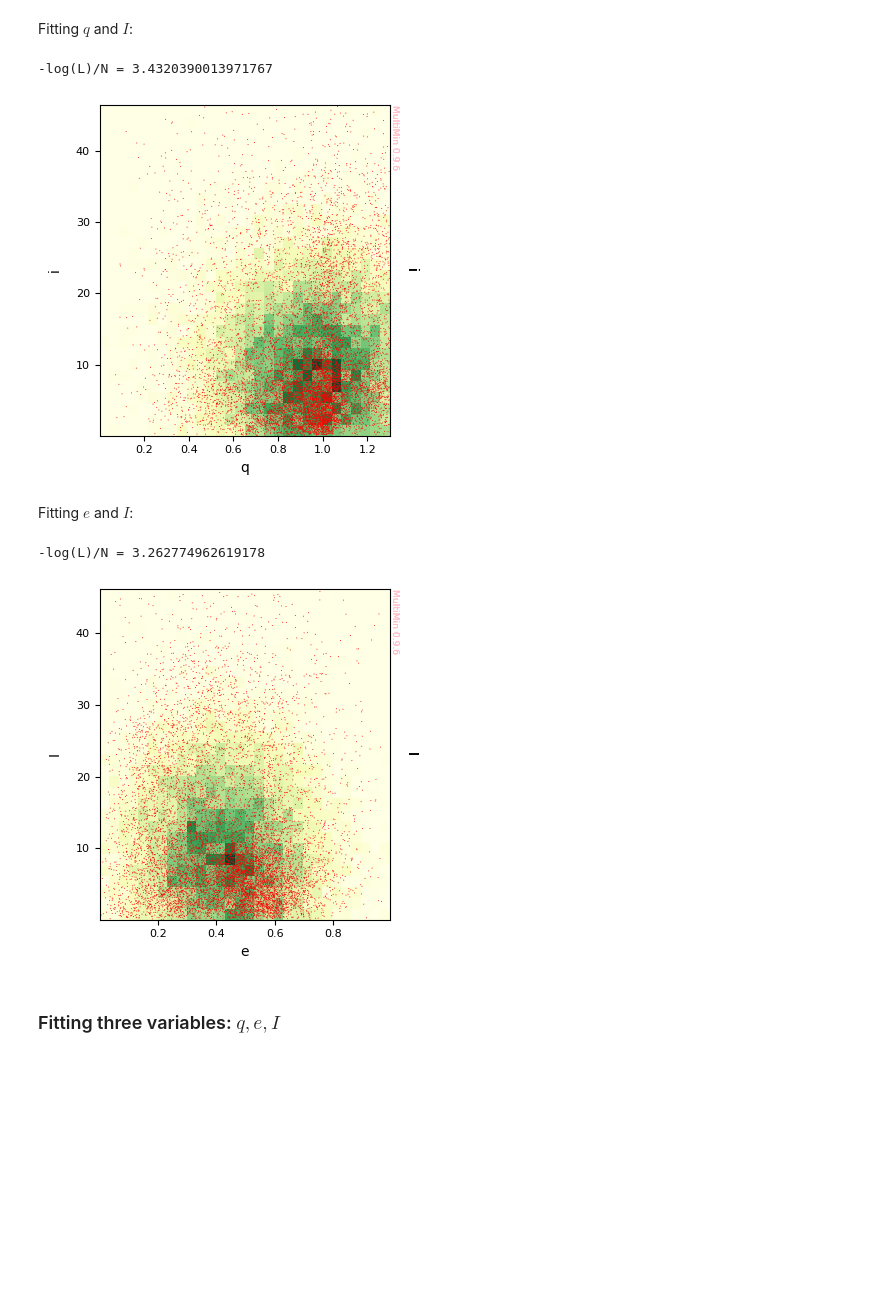
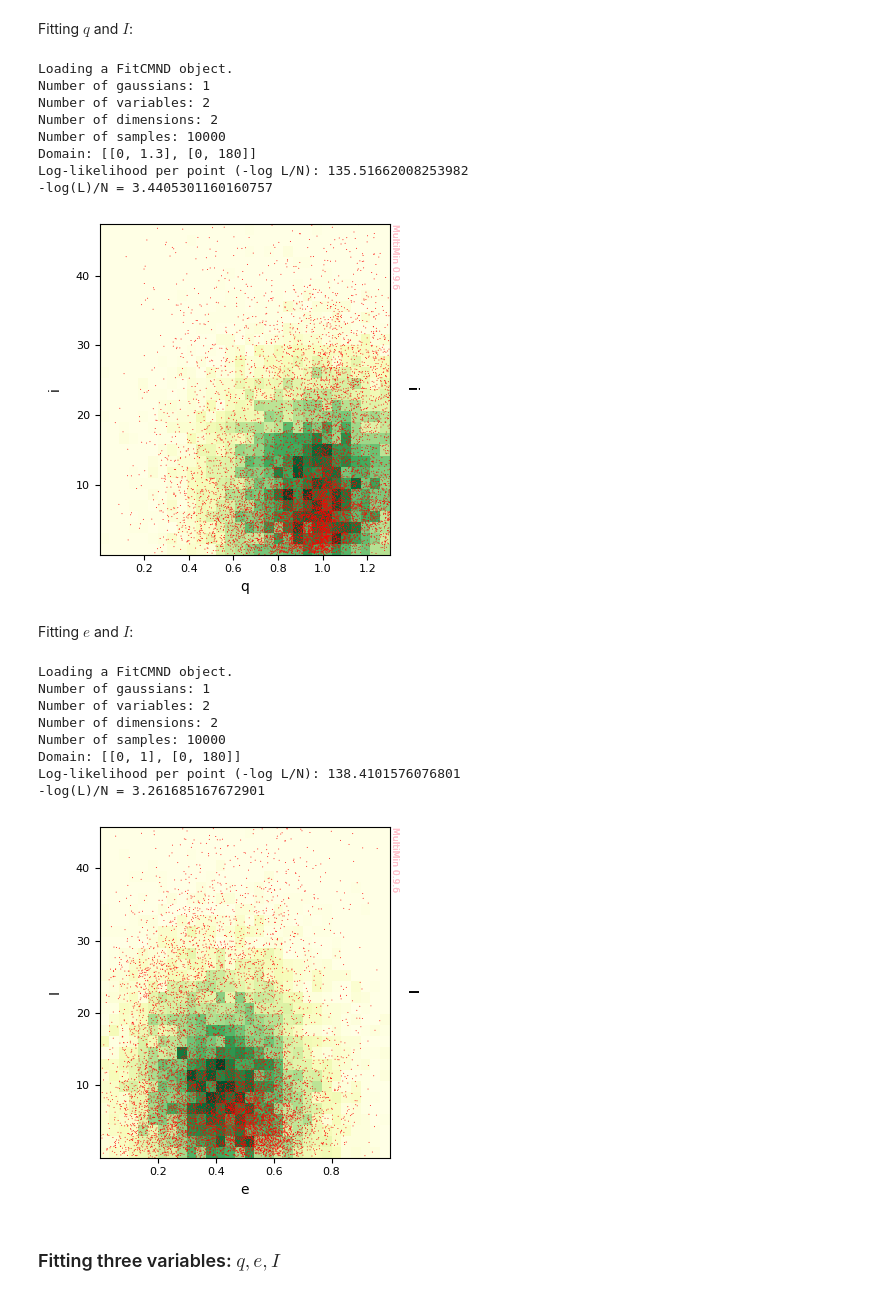
Before and after one commit to seap-udea/multimin, a Jupyter notebook: docs/examples/multimin_asteroids_application.ipynb, the cells around one changed output. Drawn from its saved outputs; the diff is of its cells as text; code cells hidden in the pictures; blank space fills up the shorter version.

```diff
--- a/docs/examples/multimin_asteroids_application.ipynb
+++ b/docs/examples/multimin_asteroids_application.ipynb
@@ -229,7 +243,7 @@ Fitting $q$ and $I$:
 # %%
 data_neas_qi=np.array(df_neas[["q","i"]])
 F_qi_1 = mn.FitCMND(data=data_neas_qi, ngauss=1, domain=[[0,1.3], [0, 180]])
-F_qi_1.fit_data(advance=0)
+F_qi_1.fit_data(progress=False)
 print(f"-log(L)/N = {F_qi_1.solution.fun/len(data_neas_qi)}")
 
 properties=["q","i"]
@@ -238,24 +252,38 @@ sargs=dict(s=0.5,edgecolor='None',color='r')
 G=F_qi_1.plot_fit(properties=properties,hargs=hargs,sargs=sargs,figsize=4)
 plt.savefig(f'gallery/{figprefix}_fit_result_qi_1gauss.png')
 # %% [output]
--log(L)/N = 3.4320390013971767
+Loading a FitCMND object.
+Number of gaussians: 1
+Number of variables: 2
+Number of dimensions: 2
+Number of samples: 10000
+Domain: [[0, 1.3], [0, 180]]
+Log-likelihood per point (-log L/N): 135.51662008253982
+-log(L)/N = 3.4405301160160757
-[figure, old version]
+[figure, new version]
 # %% [markdown]
 Fitting $e$ and $I$:
 # %%
 data_neas_ei=np.array(df_neas[["e","i"]])
 F_ei_1 = mn.FitCMND(data=data_neas_ei, ngauss=1, domain=[[0,1], [0, 180]])
-F_ei_1.fit_data(advance=0)
+F_ei_1.fit_data(progress=False)
 print(f"-log(L)/N = {F_ei_1.solution.fun/len(data_neas_ei)}")
 
 properties=["e","I"]
 hargs=dict(bins=30,cmap='YlGn')
 sargs=dict(s=0.5,edgecolor='None',color='r')
 G=F_ei_1.plot_fit(properties=properties,hargs=hargs,sargs=sargs,figsize=4)
 plt.savefig(f'gallery/{figprefix}_fit_result_ei_1gauss.png')
 # %% [output]
--log(L)/N = 3.262774962619178
+Loading a FitCMND object.
+Number of gaussians: 1
+Number of variables: 2
+Number of dimensions: 2
+Number of samples: 10000
+Domain: [[0, 1], [0, 180]]
+Log-likelihood per point (-log L/N): 138.4101576076801
+-log(L)/N = 3.261685167672901
-[figure, old version]
+[figure, new version]
 # %% [markdown]
 ### Fitting three variables: $q, e, I$
 # %% [markdown]
```
Also changed, not shown: parts of 30 cells of this notebook, 14 other files.
